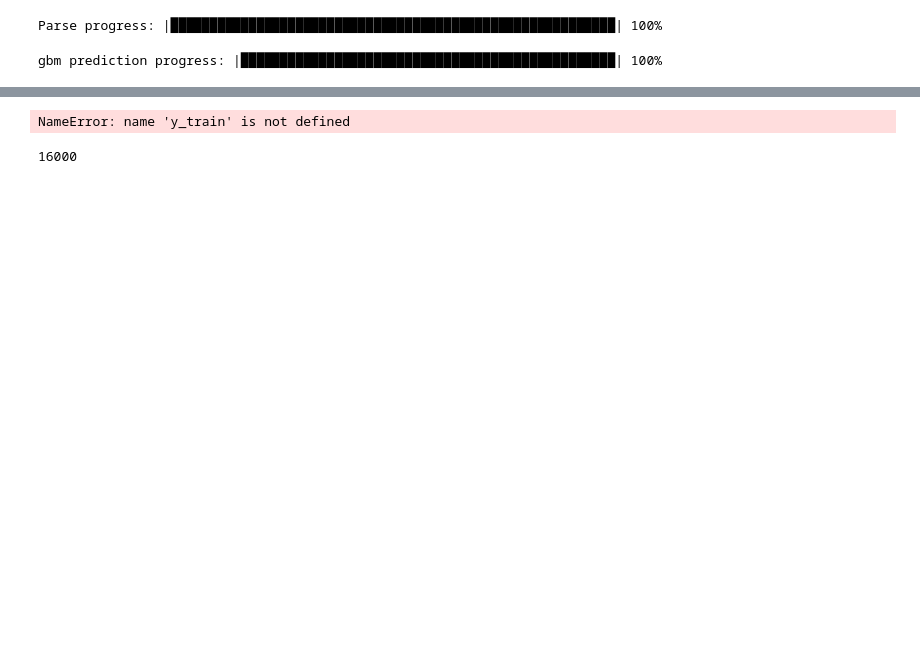
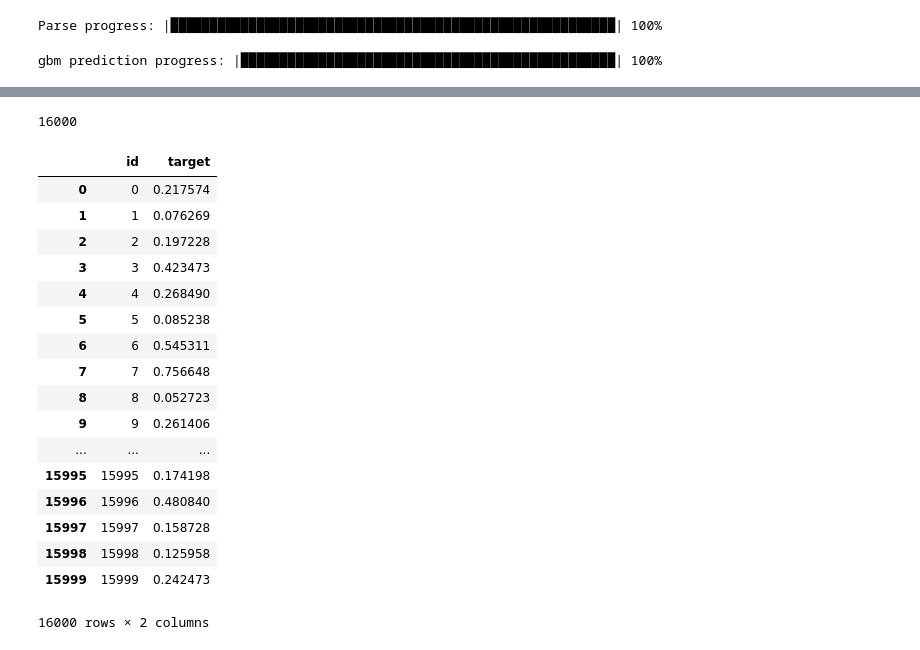
Before and after one commit to pavanchitta/CS155-Project1, a Jupyter notebook: cs155-project1.ipynb, the cells around one changed output, grey strips where cells are left out. Saved outputs shown, nothing was run; the diff lists cells and outputs as text; code cells hidden in the pictures; blank space fills up the shorter version.

Commit message:
Added new submission files for h2o and more preprocessing of data

```diff
--- a/cs155-project1.ipynb
+++ b/cs155-project1.ipynb
@@ -343,7 +434,3 @@ f
 # %%
 preds = np.array(f['p1'])
-# %%
-roc_auc_score(y_train, model.predict(test_data=data_train_h2o).as_data_frame()['p1'])
-# %% [output]
-NameError: name 'y_train' is not defined
 # %%
@@ -351,2 +438,26 @@ process_for_submission(preds, 'h2o_gbm')
 # %% [output]
 16000
+# %%
+sk_df = pd.read_csv('gbmsubmission.csv')
+h2o_df = pd.read_csv('submission1.csv')
+# %%
+h2o_df
+# %% [output]
+|  | id | target |
+| 0 | 0 | 0.217574 |
+| 1 | 1 | 0.076269 |
+| 2 | 2 | 0.197228 |
+| 3 | 3 | 0.423473 |
+| 4 | 4 | 0.268490 |
+| 5 | 5 | 0.085238 |
+| 6 | 6 | 0.545311 |
+| 7 | 7 | 0.756648 |
+| 8 | 8 | 0.052723 |
+| 9 | 9 | 0.261406 |
+| ... | ... | ... |
+| 15995 | 15995 | 0.174198 |
+| 15996 | 15996 | 0.480840 |
+| 15997 | 15997 | 0.158728 |
+| 15998 | 15998 | 0.125958 |
+| 15999 | 15999 | 0.242473 |
+16000 rows × 2 columns
```
Also changed, not shown: parts of 22 cells of this notebook, 7 other files.
